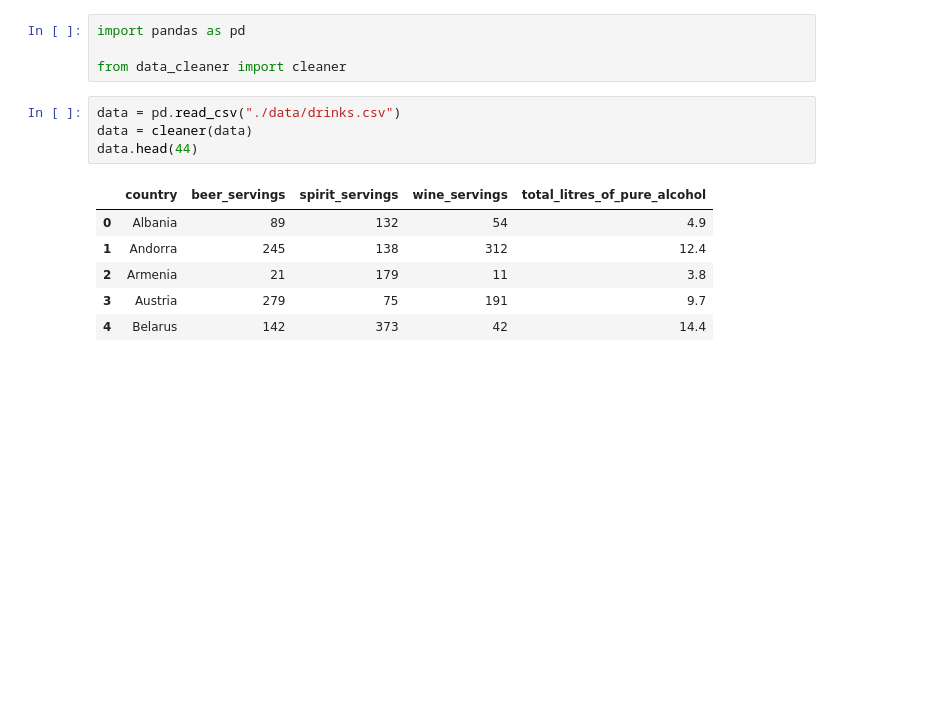
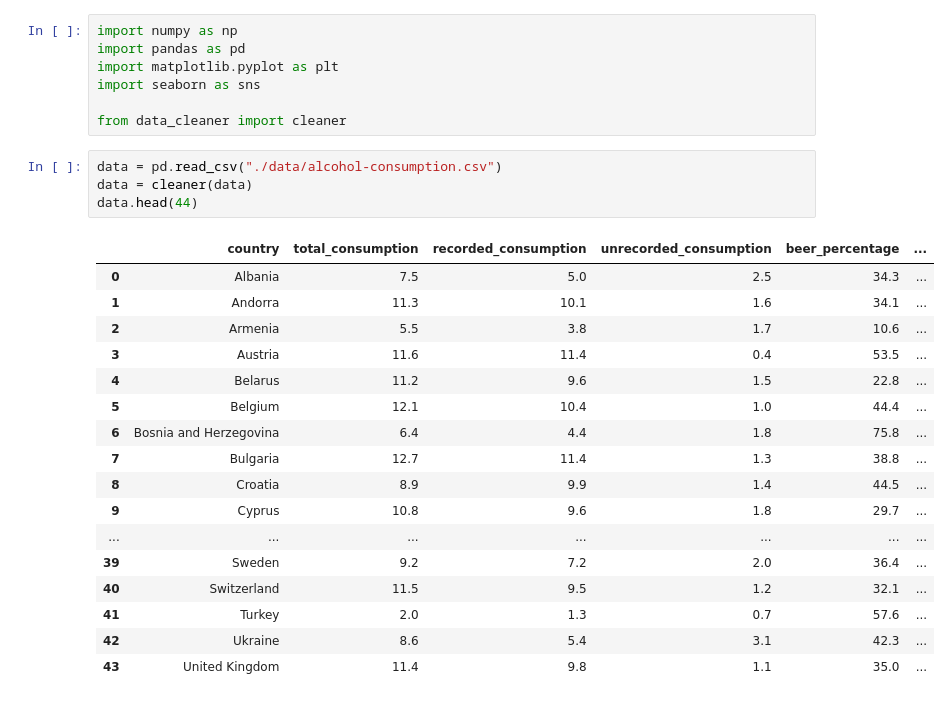
Before and after one commit to gruuubcioo/Alcohol-consumption-in-Europe, a Jupyter notebook: main.ipynb, the cells around one changed output. Saved outputs shown, nothing was run; the diff lists cells and outputs as text; blank space fills up the shorter version.

Commit message:
Data cleaning and plots

```diff
--- a/main.ipynb
+++ b/main.ipynb
@@ -1,15 +1,29 @@
 # %%
+import numpy as np
 import pandas as pd
+import matplotlib.pyplot as plt
+import seaborn as sns
 
 from data_cleaner import cleaner
 # %%
-data = pd.read_csv("./data/drinks.csv")
+data = pd.read_csv("./data/alcohol-consumption.csv")
 data = cleaner(data)
 data.head(44)
 # %% [output]
-|  | country | beer_servings | spirit_servings | wine_servings | total_litres_of_pure_alcohol |
-| 0 | Albania | 89 | 132 | 54 | 4.9 |
-| 1 | Andorra | 245 | 138 | 312 | 12.4 |
-| 2 | Armenia | 21 | 179 | 11 | 3.8 |
-| 3 | Austria | 279 | 75 | 191 | 9.7 |
-| 4 | Belarus | 142 | 373 | 42 | 14.4 |
+|  | country | total_consumption | recorded_consumption | unrecorded_consumption | beer_percentage | ... |
+| 0 | Albania | 7.5 | 5.0 | 2.5 | 34.3 | ... |
+| 1 | Andorra | 11.3 | 10.1 | 1.6 | 34.1 | ... |
+| 2 | Armenia | 5.5 | 3.8 | 1.7 | 10.6 | ... |
+| 3 | Austria | 11.6 | 11.4 | 0.4 | 53.5 | ... |
+| 4 | Belarus | 11.2 | 9.6 | 1.5 | 22.8 | ... |
+| 5 | Belgium | 12.1 | 10.4 | 1.0 | 44.4 | ... |
+| 6 | Bosnia and Herzegovina | 6.4 | 4.4 | 1.8 | 75.8 | ... |
+| 7 | Bulgaria | 12.7 | 11.4 | 1.3 | 38.8 | ... |
+| 8 | Croatia | 8.9 | 9.9 | 1.4 | 44.5 | ... |
+| 9 | Cyprus | 10.8 | 9.6 | 1.8 | 29.7 | ... |
+| ... | ... | ... | ... | ... | ... | ... |
+| 39 | Sweden | 9.2 | 7.2 | 2.0 | 36.4 | ... |
+| 40 | Switzerland | 11.5 | 9.5 | 1.2 | 32.1 | ... |
+| 41 | Turkey | 2.0 | 1.3 | 0.7 | 57.6 | ... |
+| 42 | Ukraine | 8.6 | 5.4 | 3.1 | 42.3 | ... |
+| 43 | United Kingdom | 11.4 | 9.8 | 1.1 | 35.0 | ... |
```
Also changed, not shown: parts of 1 cell of this notebook, 4 other files.
